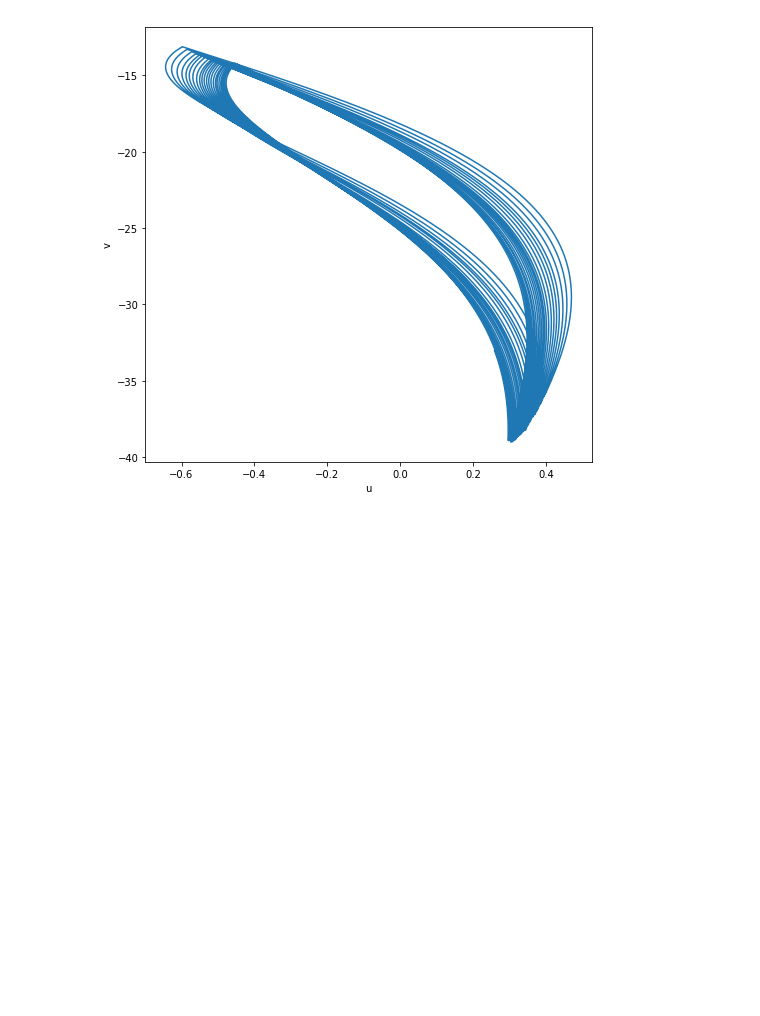
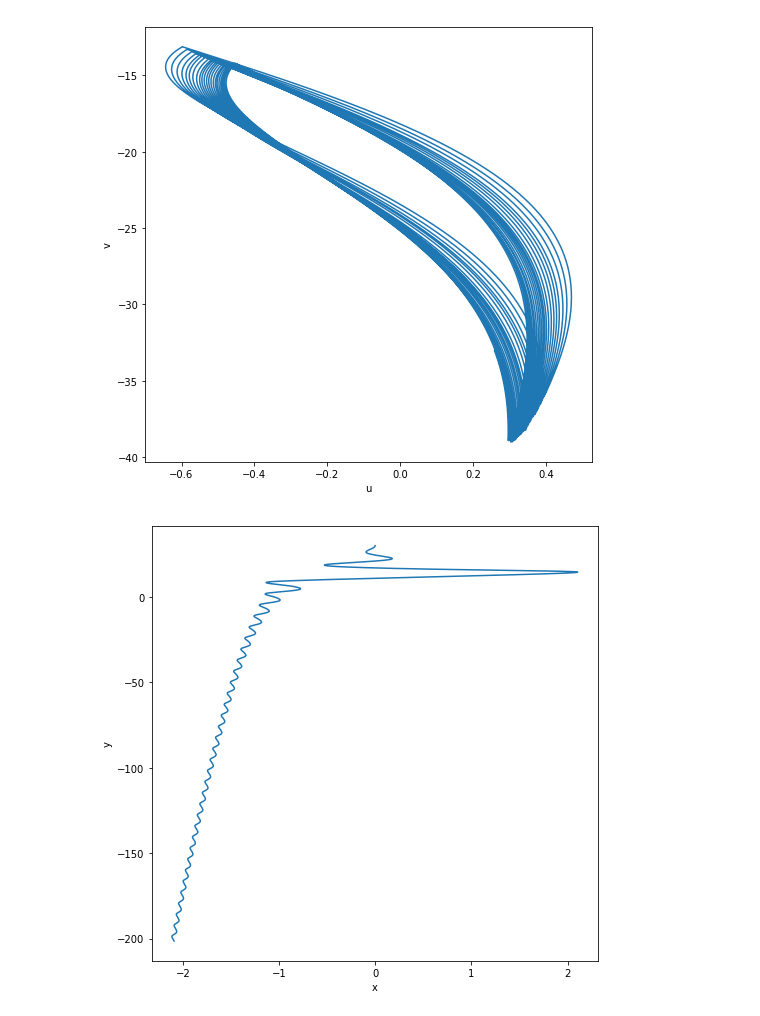
Before and after one commit to arangogithub/falling-paper, a Jupyter notebook: falling_paper.ipynb, the cells around one changed output. Cells and saved outputs as stored; diff of their text form; code cells hidden in the pictures; blank space fills up the shorter version.

Commit message:
x-y plot of the position of the falling paper

```diff
--- a/falling_paper.ipynb
+++ b/falling_paper.ipynb
@@ -111,3 +111,20 @@ ax1.set_ylabel('v')
 plt.show()
 # %% [output]
 [figure]
+# %%
+n = len(tt)
+tt0, tt1  = tt[0:n-1], tt[1: n]
+dt = tt1-tt0
+# %%
+xpos = np.cumsum(dt*u[0:n-1])
+ypos = 30+np.cumsum(dt*v[0:n-1])
+# %%
+# Plot (x,y) position
+fig = plt.figure(1, figsize=(8,8))
+ax1 = fig.add_subplot(111)
+ax1.plot(xpos, ypos)
+ax1.set_xlabel('x')
+ax1.set_ylabel('y')
+plt.show()
+# %% [output]
+[figure, added]
```
